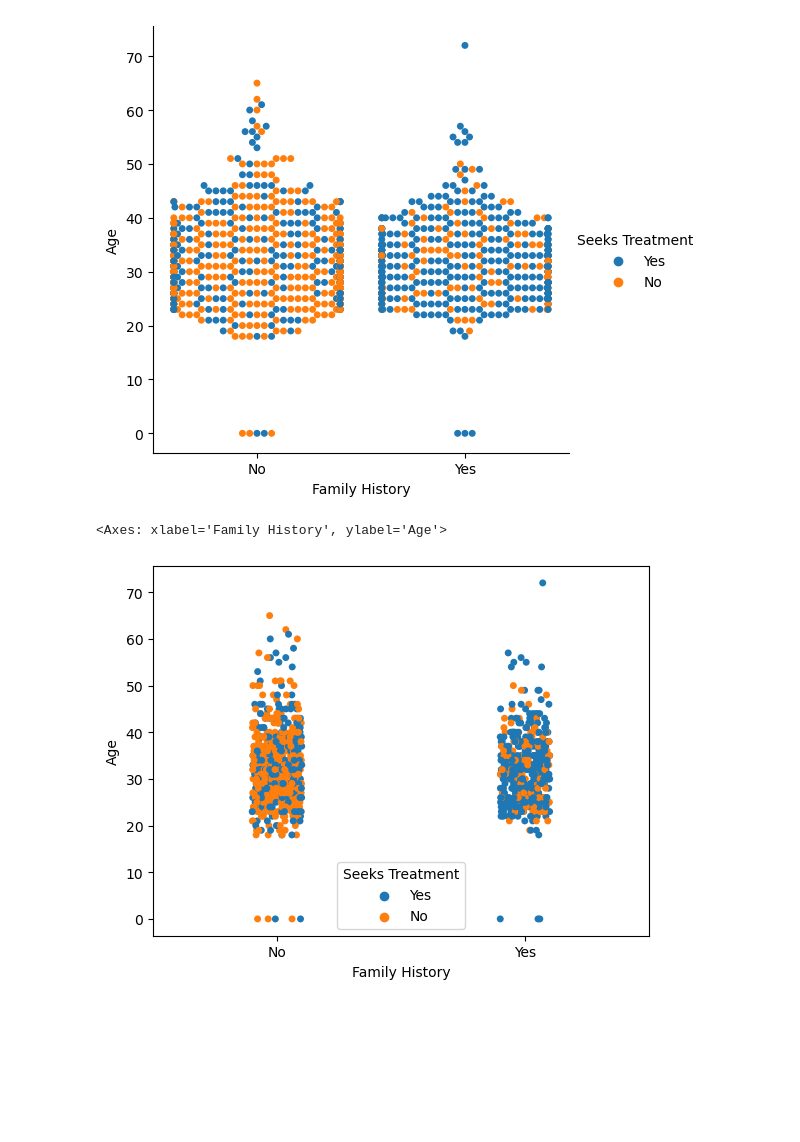
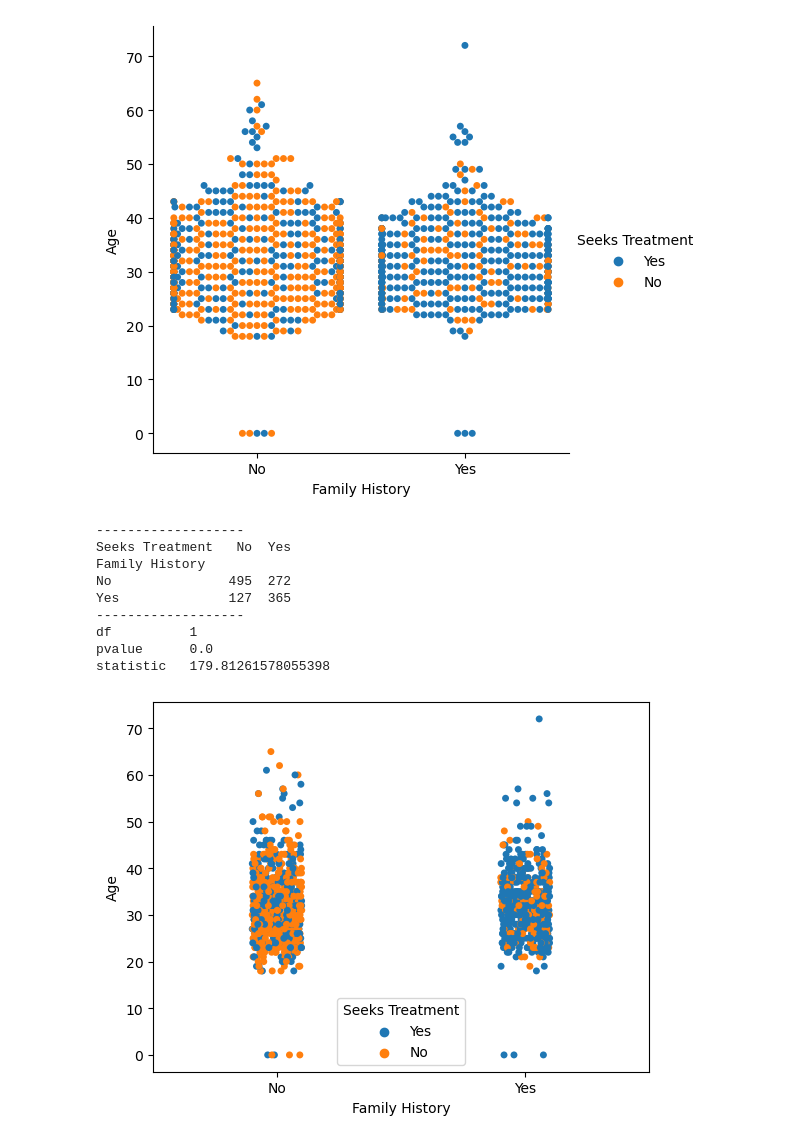
Before and after one commit to stephanieesamperio/Project3, a Jupyter notebook: mentalhealth.ipynb, the cells around one changed output. Drawn from its saved outputs; the diff is of its cells as text; code cells hidden in the pictures; blank space fills up the shorter version.

Commit message:
graph

```diff
--- a/mentalhealth.ipynb
+++ b/mentalhealth.ipynb
@@ -156,13 +157,3 @@ mental_health_assistance_df.head()
 #if the workplace offers mental health assistance, are employees less likely to suffer from mental health?
 # %%
 #if the worker is anonymously protected are they more likely to seek out help from their workplace mental health assistance programs?
-# %%
-#creating new csv for mai's research question
-mai_df = new_wp_mentalhealth_df.drop(['Timestamp', 'Country', '# of Employees', 'Help Resources',
-                                     'Mental Health Consequence', 'Physical Health Consequence',
-                                     'Mental Health Interview', 'Physical Health Interview',
-                                     'Mental v. Physical'],axis=1)
-mai_df.to_csv('Resources/FamilyHis vs SeekingHelp.csv')
-
-
-mai_df.head()
@@ -183,6 +171,23 @@ sns.catplot(data=mai_df, x="Family History", y=("Age"), hue = "Seeks Treatment"
 # %%
 
 sns.stripplot(data=mai_df, x="Family History", y=("Age"), hue = "Seeks Treatment")
+
+print("-------------------")
+
+mai_df1 = mai_df[["Family History", "Seeks Treatment"]]
+table = sm.stats.Table.from_data(mai_df1)
+res =  table.test_nominal_association()
+print(table.table_orig)
+print("-------------------")
+print (res)
 # %% [output]
-<Axes: xlabel='Family History', ylabel='Age'>
+-------------------
+Seeks Treatment   No  Yes
+Family History
+No               495  272
+Yes              127  365
+-------------------
+df          1
+pvalue      0.0
+statistic   179.81261578055398
-[figure, old version]
+[figure, new version]
```
Also changed, not shown: parts of 13 cells of this notebook.
